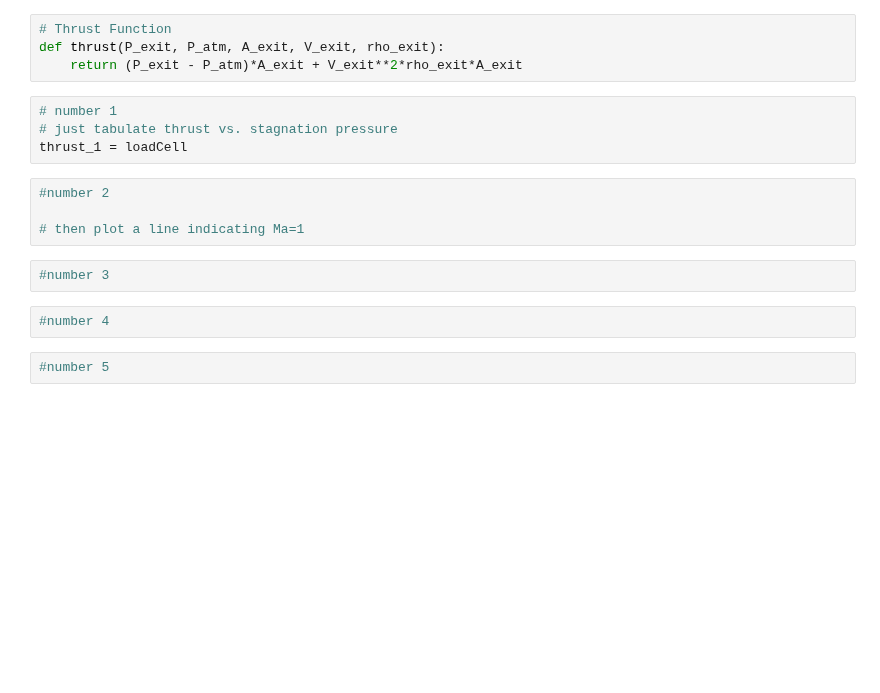
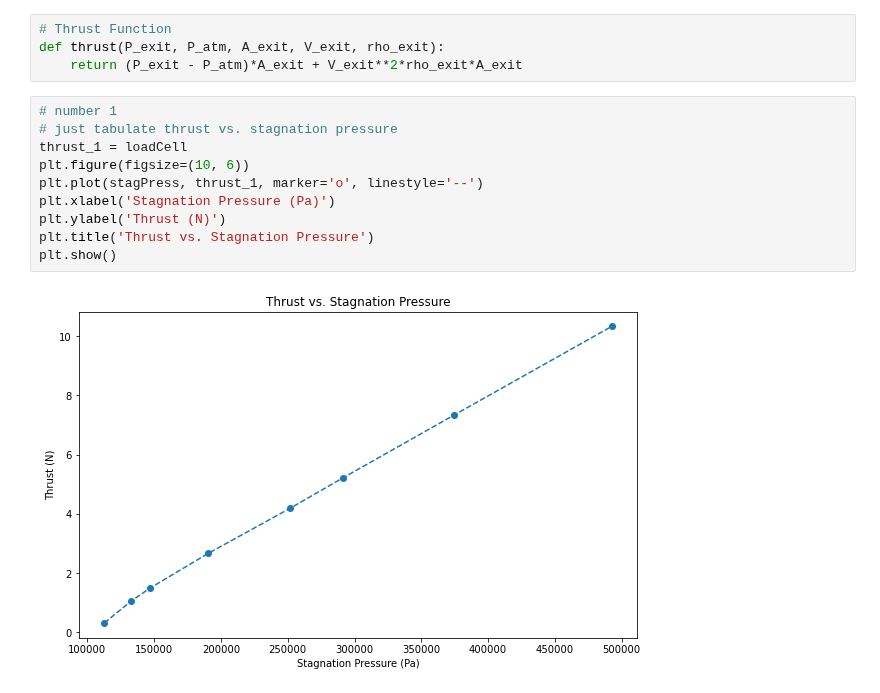
Before and after one commit to EvanY14/AE460-Fa23, a Jupyter notebook: Lab_3/dat_anal.ipynb, the cells around one changed output. Drawn from its saved outputs; the diff is of its cells as text; blank space fills up the shorter version.

Commit message:
added plots and fixed 2c values

```diff
--- a/Lab_3/dat_anal.ipynb
+++ b/Lab_3/dat_anal.ipynb
@@ -47,17 +74,15 @@ def get2cValues():
 # Thrust Function
 def thrust(P_exit, P_atm, A_exit, V_exit, rho_exit):
     return (P_exit - P_atm)*A_exit + V_exit**2*rho_exit*A_exit
-# %%
-# number 1
-# just tabulate thrust vs. stagnation pressure
-thrust_1 = loadCell
-# %%
-#number 2
-
-# then plot a line indicating Ma=1
-# %%
-#number 3
-# %%
-#number 4
-# %%
-#number 5
+# %%
+# number 1
+# just tabulate thrust vs. stagnation pressure
+thrust_1 = loadCell
+plt.figure(figsize=(10, 6))
+plt.plot(stagPress, thrust_1, marker='o', linestyle='--')
+plt.xlabel('Stagnation Pressure (Pa)')
+plt.ylabel('Thrust (N)')
+plt.title('Thrust vs. Stagnation Pressure')
+plt.show()
+# %% [output]
+[figure, added]
```
Also changed, not shown: parts of 8 cells of this notebook.
